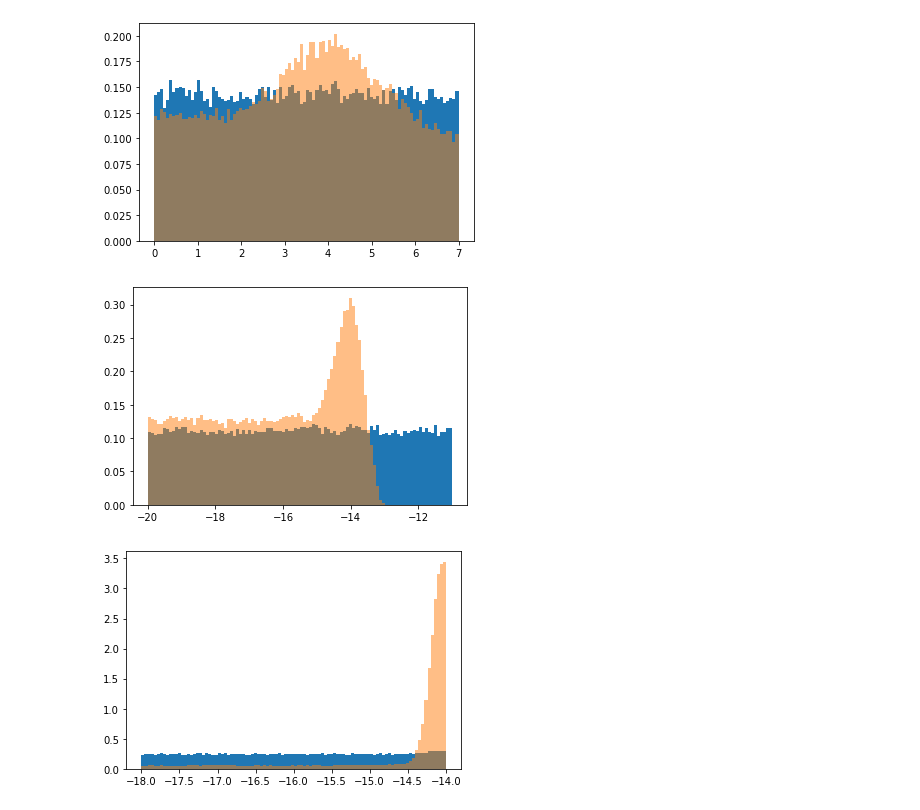
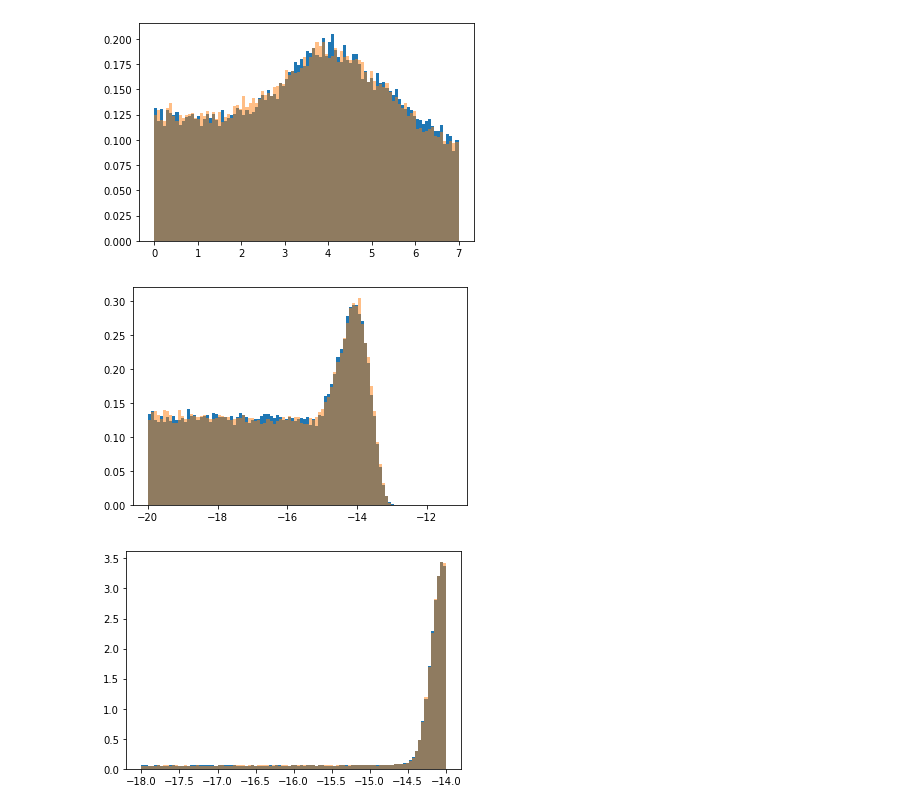
Before and after one commit to AaronDJohnson/impulse_mcmc, a Jupyter notebook: examples/pta_test.ipynb, the cells around one changed output. Drawn from its saved outputs; the diff is of its cells as text; code cells hidden in the pictures.

```diff
--- a/examples/pta_test.ipynb
+++ b/examples/pta_test.ipynb
@@ -28,4 +27,4 @@ ntemps = 4
 nchains = None
 ndim, x0 = initial_sample(pta, ntemps, nchains)
 # %%
-# res2 = pt_sample(pta.get_lnlikelihood, pta.get_lnprior, ndim, x0, ntemps=ntemps, tinf=True, num_samples=500_000, swap_count=100)
+sampler = PTSampler(pta.get_lnlikelihood, pta.get_lnprior, x0, tinf=True, num_samples=1_000_000, ntemps=ntemps, ncores=1, ret_chain=True)
@@ -113,7 +30,0 @@ plt.plot(res[:, 2, 0])
-# %%
-ii = 2
-plt.plot(res[0:5000, ii, 0])
-plt.plot(res[0:5000, ii, 1])
-plt.plot(res[0:5000, ii, 2])
-plt.plot(res[0:5000, ii, 3])
-plt.show()
@@ -125,0 +31,9 @@ print(np.vstack(temps)[:, 2])
+# %%
+chain = sampler.sample()
+# %%
+for ii in range(ntemps):
+    fig, ax = plt.subplots(1, 3, figsize=(15, 5))
+    ax[0].plot(chain[::10, 0, ii])
+    ax[1].plot(chain[::10, 1, ii])
+    ax[2].plot(chain[::10, 2, ii])
+    plt.show()
@@ -126,13 +45,13 @@ print(np.vstack(temps)[:, 2])
 # %%
 outDir = './chains/sngl/'
 with open(outDir + 'chain_1.txt', 'r') as f:
     chain2 = np.loadtxt(f)
 for ii in range(3):
-    __, bins, __ = plt.hist(res[:, ii, 3], bins=100, density=True)
+    __, bins, __ = plt.hist(chain[::10, ii, 0], bins=100, density=True)
     plt.hist(chain2[:, ii], bins=bins, density=True, alpha=0.5)
     # plt.hist(samples[:, ii], bins=bins, density=True, alpha=0.5)
     plt.show()
 # %% [output]
-[figure, old version]
+[figure, new version]
-[figure, old version]
+[figure, new version]
-[figure, old version]
+[figure, new version]
```
Also changed, not shown: parts of 43 cells of this notebook, 2 other files.
